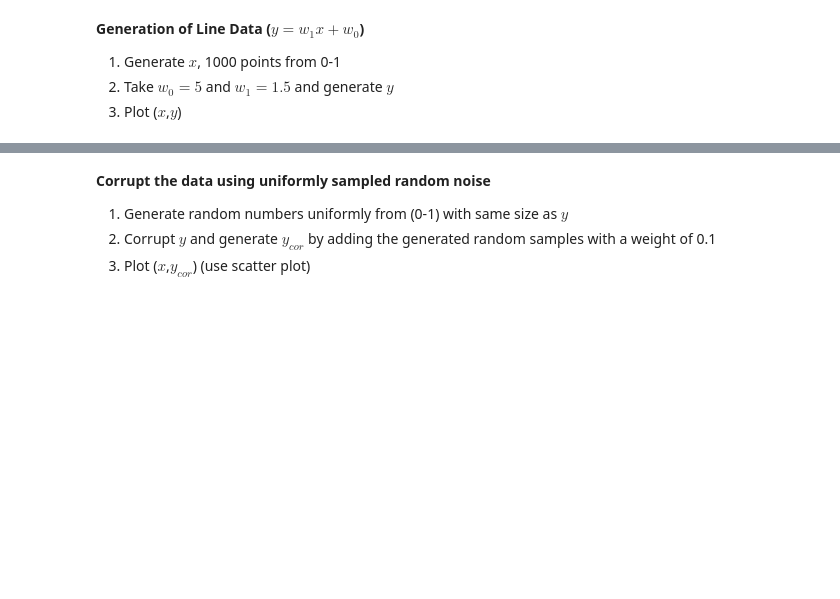
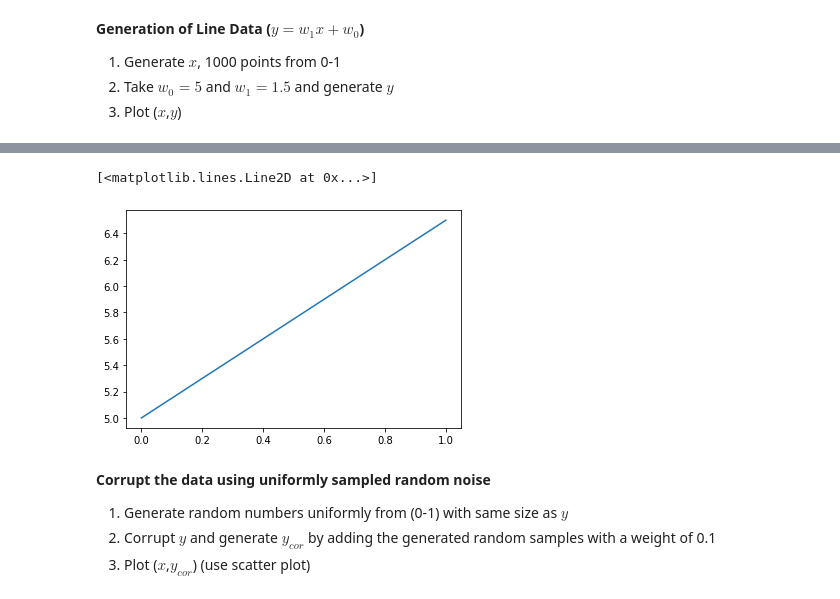
Before and after one commit to azrael05/PRML-Lab, a Jupyter notebook: Lab 05/Lab_5_Regression.ipynb, the cells around one changed output, grey strips where cells are left out. Cells and saved outputs as stored; diff of their text form; code cells hidden in the pictures; blank space fills up the shorter version.

```diff
--- a/Lab 05/Lab_5_Regression.ipynb
+++ b/Lab 05/Lab_5_Regression.ipynb
@@ -170,3 +196,21 @@ Optimal Value of w1 is : 1.072589537989739
+# %%
+## Write your code here
+#parameters
+no_of_points=1000
+start_number=0
+end_number=1
+w0=5
+w1=1.5
+
+#code
+x_points=np.linspace(start=start_number,stop=end_number,num=no_of_points)
+y_points=line(w0=w0,w1=w1,x_points=x_points)
+
+#plot
+plt.plot(x_points,y_points)
+# %% [output]
+[<matplotlib.lines.Line2D at 0x...>]
+[figure, added]
 # %% [markdown]
 **Corrupt the data using uniformly sampled random noise**
 
```
Also changed, not shown: parts of 14 cells of this notebook.
